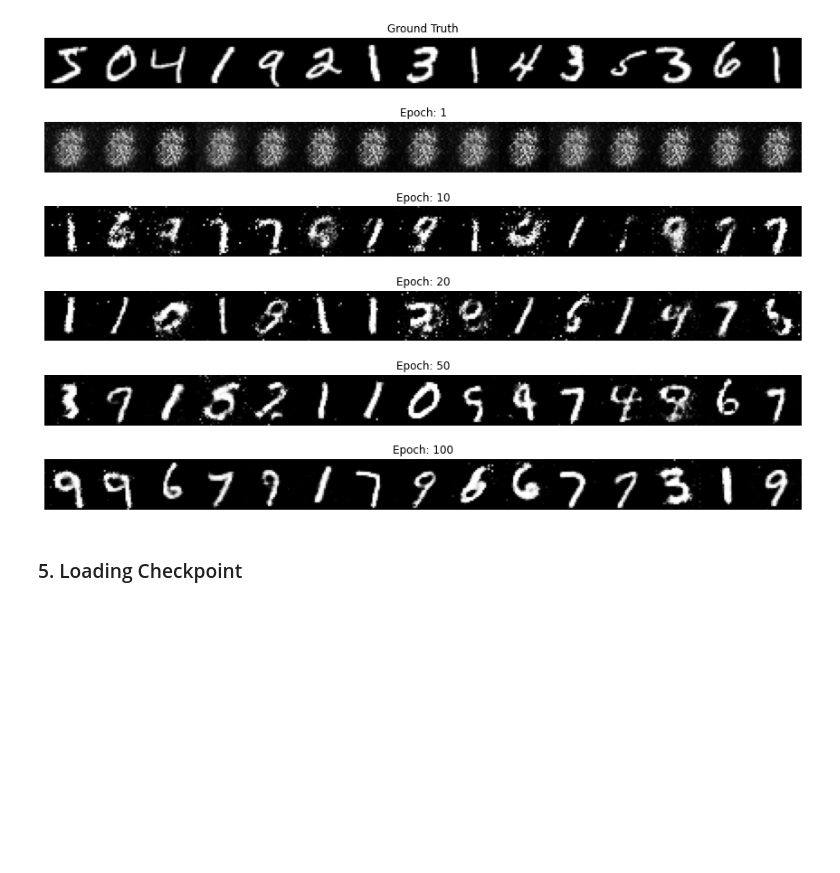
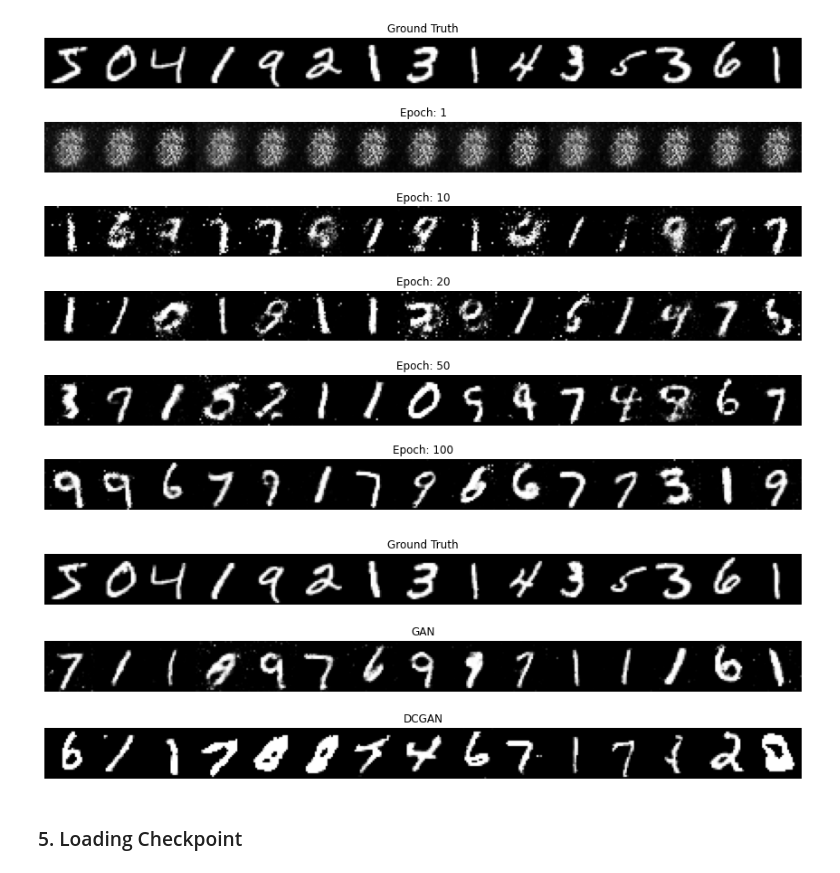
Before and after one commit to hcnoh/gan-collection-mnist-pytorch, a Jupyter notebook: result_plot.ipynb, the cells around one changed output. Drawn from its saved outputs; the diff is of its cells as text; code cells hidden in the pictures; blank space fills up the shorter version.

```diff
--- a/result_plot.ipynb
+++ b/result_plot.ipynb
@@ -56,6 +72,40 @@ for i, idx in enumerate(view_list, 1):
 plt.savefig(ckpt_path + "image_generation_results.png")
 # %% [output]
 [figure]
+# %%
+device = torch.device("cpu")
+
+view_range = 15 # Should be less than conf.BATCH_SIZE
+num_models = len(gan_model_names)
+
+fig, axs = plt.subplots(nrows=1+num_models, figsize=[view_range, 5], facecolor="white")
+axs[0].imshow(np.hstack(np.reshape(loader.train_features[:view_range], newshape=[view_range]+loader.feature_shape)), cmap="gray")
+axs[0].set_title("Ground Truth")
+axs[0].axis("off")
+
+for i, model_name in enumerate(gan_model_names, 1):
+    ckpt_path = ".ckpts/%s/" % model_name
+
+    if model_name == "gan":
+        model = GAN(loader.feature_depth, config[model_name]["latent_depth"], False)
+    elif model_name == "dcgan":
+        model = DCGAN(loader.feature_shape, config[model_name]["latent_depth"], False)
+
+    model.generator.load_state_dict(torch.load(ckpt_path + "generator_100.ckpt", map_location=device))
+    model.discriminator.load_state_dict(torch.load(ckpt_path + "discriminator_100.ckpt", map_location=device))
+
+    model.generator.eval()
+
+    noises = torch.tensor(np.random.normal(size=[view_range, config[model_name]["latent_depth"]])).float()
+    generated_images = model.generator(noises).detach().numpy()
+
+    axs[i].imshow(np.hstack(np.reshape(generated_images, newshape=[view_range]+loader.feature_shape)), cmap="gray")
+    axs[i].set_title(model_name.upper())
+    axs[i].axis("off")
+
+# plt.savefig(ckpt_path + "image_generation_results.png")
+# %% [output]
+[figure, added]
 # %% [markdown]
 ### 5. Loading Checkpoint
 # %%
```
Also changed, not shown: parts of 3 cells of this notebook, 6 other files.
